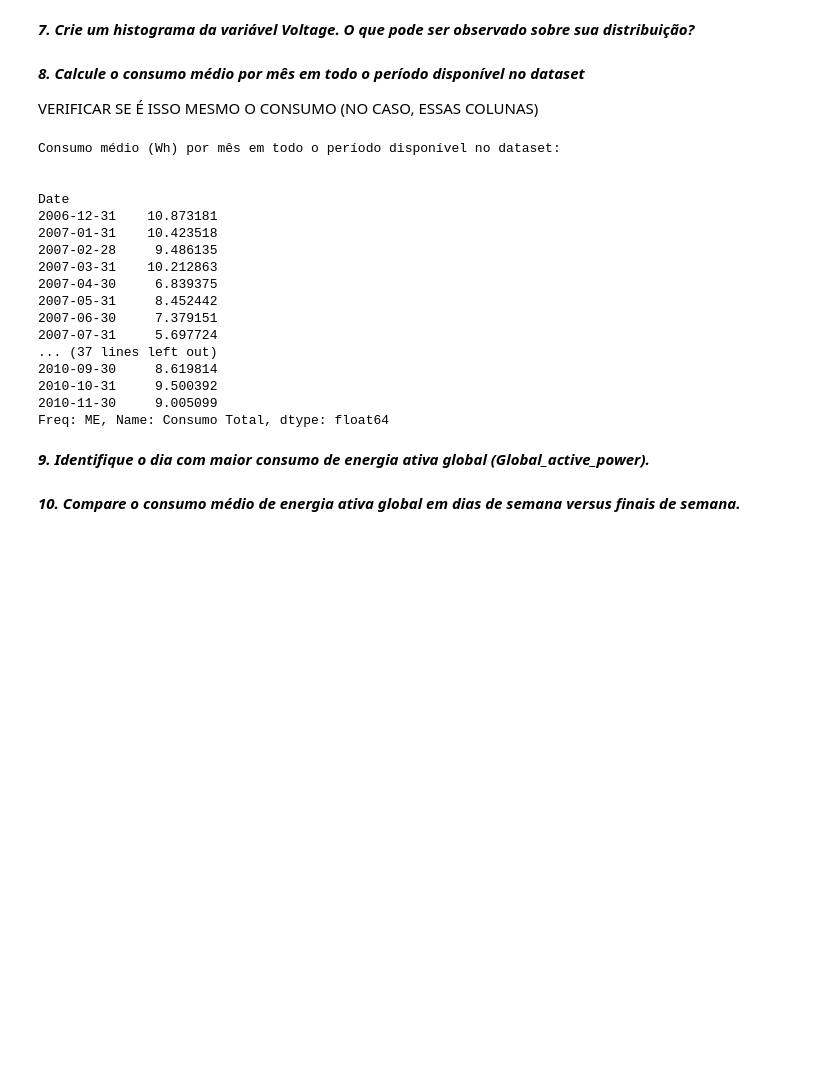
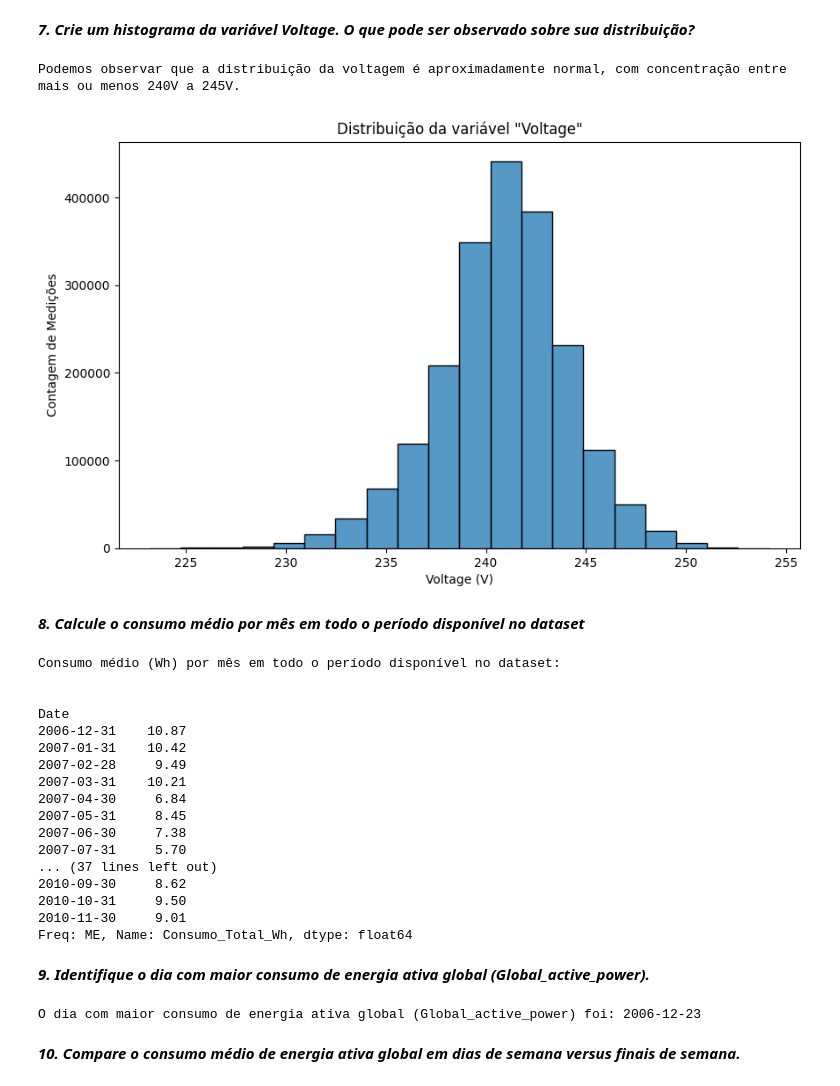
Before and after one commit to jumarques03/CP01-SERS-2SEMESTRE, a Jupyter notebook: CP01_SERS_2SEMESTRE.ipynb, the cells around one changed output. Cells and saved outputs as stored; diff of their text form; code cells hidden in the pictures; blank space fills up the shorter version.

```diff
--- a/CP01_SERS_2SEMESTRE.ipynb
+++ b/CP01_SERS_2SEMESTRE.ipynb
@@ -103,6 +120,16 @@ escolha.***
 # %% [markdown]
 ***7. Crie um histograma da variável Voltage. O que pode ser observado sobre sua distribuição?***
+# %%
+plt.figure(figsize=(10, 6))
+sns.histplot(data=df_inicial, x='Voltage', bins=20)
+
+plt.title('Distribuição da variável "Voltage"')
+plt.xlabel('Voltage (V)')
+plt.ylabel('Contagem de Medições')
+print("Podemos observar que a distribuição da voltagem é aproximadamente normal, com concentração entre mais ou menos 240V a 245V.")
+plt.show()
+# %% [output]
+Podemos observar que a distribuição da voltagem é aproximadamente normal, com concentração entre mais ou menos 240V a 245V.
+[figure, added]
 # %% [markdown]
 ***8. Calcule o consumo médio por mês em todo o período disponível no dataset***
-
-VERIFICAR SE É ISSO MESMO O CONSUMO (NO CASO, ESSAS COLUNAS)
@@ -109,33 +139,34 @@ VERIFICAR SE É ISSO MESMO O CONSUMO (NO CASO, ESSAS COLUNAS)
 # %%
-df03 = df02.copy()
-df03 = df03.set_index('Date')
-
-df03['Consumo Total'] = df03['Sub_metering_1'] + df03['Sub_metering_2'] + df03['Sub_metering_3']
-
-consumo_medio_mensal = df03['Consumo Total'].resample('ME').mean()
-
+consumo_mensal_medio = df_inicial['Consumo_Total_Wh'].resample('ME').mean()
 print("Consumo médio (Wh) por mês em todo o período disponível no dataset:\n\n")
-print(consumo_medio_mensal)
+print(consumo_mensal_medio.round(2))
 # %% [output]
 Consumo médio (Wh) por mês em todo o período disponível no dataset:
 
 
 Date
-2006-12-31    10.873181
-2007-01-31    10.423518
-2007-02-28     9.486135
-2007-03-31    10.212863
-2007-04-30     6.839375
-2007-05-31     8.452442
-2007-06-30     7.379151
-2007-07-31     5.697724
+2006-12-31    10.87
+2007-01-31    10.42
+2007-02-28     9.49
+2007-03-31    10.21
+2007-04-30     6.84
+2007-05-31     8.45
+2007-06-30     7.38
+2007-07-31     5.70
 ... (37 lines left out)
-2010-09-30     8.619814
-2010-10-31     9.500392
-2010-11-30     9.005099
-Freq: ME, Name: Consumo Total, dtype: float64
+2010-09-30     8.62
+2010-10-31     9.50
+2010-11-30     9.01
+Freq: ME, Name: Consumo_Total_Wh, dtype: float64
 # %% [markdown]
 ***9. Identifique o dia com maior consumo de energia ativa global (Global_active_power).***
+# %%
+dias_agrupados_em_kwh =  df_inicial['Global_active_power'].resample('D').sum()
+dia_com_maior_consumo = dias_agrupados_em_kwh.idxmax()  # Pega o id (nesse caso, date) do dia com maior consumo
+
+print(f"O dia com maior consumo de energia ativa global (Global_active_power) foi: {dia_com_maior_consumo.date()}")
+# %% [output]
+O dia com maior consumo de energia ativa global (Global_active_power) foi: 2006-12-23
 # %% [markdown]
 ***10. Compare o consumo médio de energia ativa global em dias de semana versus finais de
 semana.***
```
Also changed, not shown: parts of 86 cells of this notebook.
